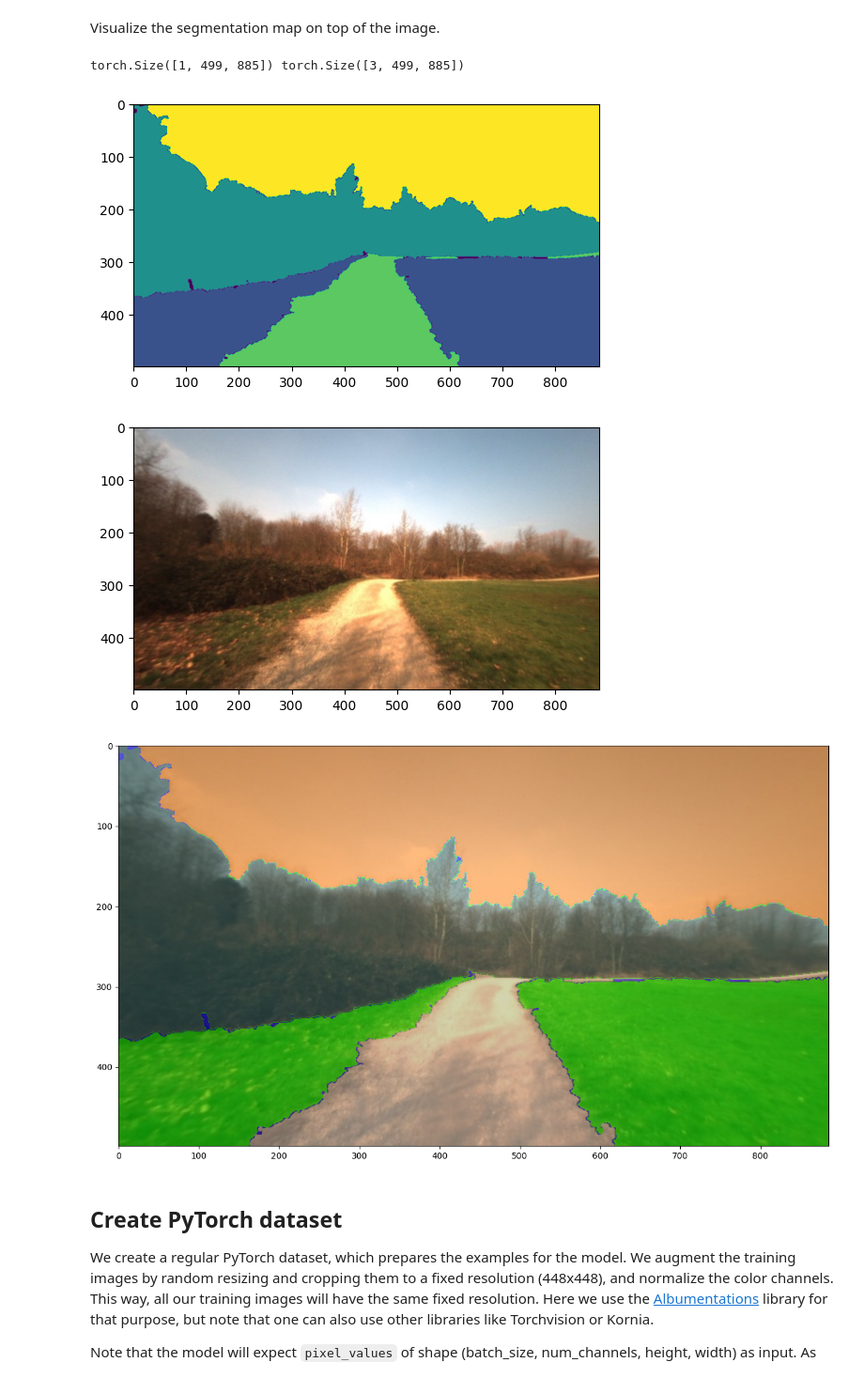
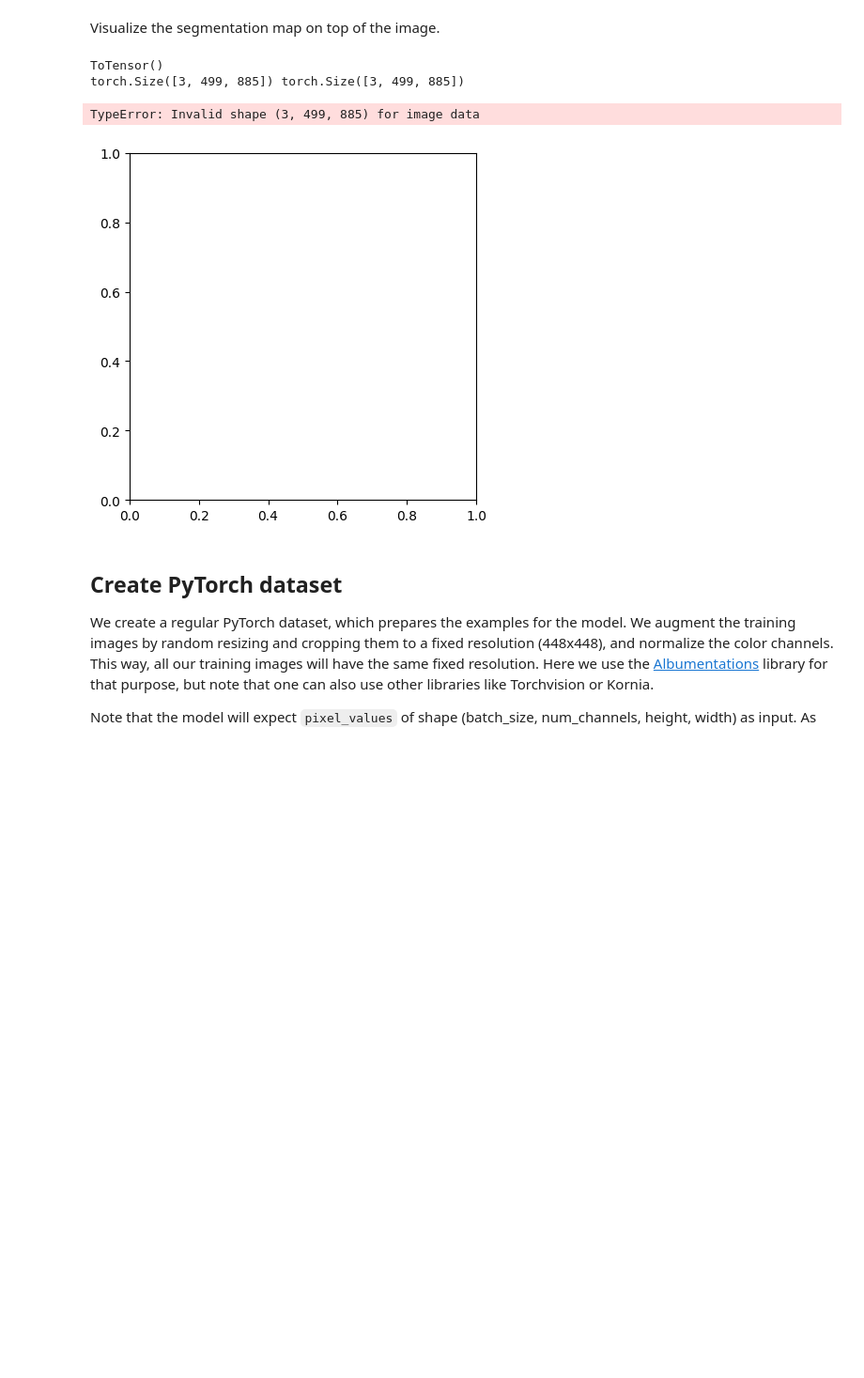
Before and after one commit to tamu-edu-students/HyperTools, a Jupyter notebook: examples/segmentation_training_head.ipynb, the cells around one changed output. Shown: that part at 94% size. Cells and saved outputs as stored; diff of their text form; code cells hidden in the pictures; blank space fills up the shorter version.

```diff
--- a/examples/segmentation_training_head.ipynb
+++ b/examples/segmentation_training_head.ipynb
@@ -36,6 +36,7 @@ from torchvision.transforms import ToTensor
 from os.path import join
 import torch
 import numpy as np
+import torchvision
 
 class SegmentationDataset(Dataset):
     def __init__(self, dataset_name, image_set,  root_dir, transform=None):
@@ -75,7 +76,7 @@ class SegmentationDataset(Dataset):
             print('img path does not exist for:', os.path.join(self.img_dir, img_name))
 
         image = Image.open(img_path).convert('RGB')
-        target = Image.open(label_path)
+        target = Image.open(label_path).convert('RGB')
         # Resize target to the size of image
         target = target.resize(image.size)
 
@@ -87,12 +88,13 @@ class SegmentationDataset(Dataset):
         target = np.array(target)
 
         # Apply transform
-        if self.transform is not None:
+        print(self.transform)
+        if isinstance(self.transform, torchvision.transforms.ToTensor):
             image = self.transform(image)
             target = self.transform(target)
-        # if self.transform is not None:
-        #     image = self.transform(image=image)['image']
-        #     # target = self.transform(image=target)['image']
+        elif self.transform is not None:
+            image = self.transform(image=image)['image']
+            target = self.transform(image=target)['image']
 
 
         return image, target
@@ -139,42 +141,43 @@ import numpy as np
 import matplotlib.pyplot as plt
 from PIL import Image
 import torchvision.transforms as transforms
+
 
 def visualize_map(image, segmentation_map, id2color):
     color_seg = np.zeros((segmentation_map.shape[1], segmentation_map.shape[2], 3), dtype=np.uint8) # height, width, 3
     segmentation_map = segmentation_map.permute(1, 2, 0)*255
 
     # Iterate over each pixel
     for i in range(segmentation_map.shape[0]):
         for j in range(segmentation_map.shape[1]):
             # Get pixel value
             pixel_value = segmentation_map[i, j]
             color_seg[i,j,:] = np.array(id2color[str(int(pixel_value.numpy()))])
 
     # Show image + mask
     img = np.array(image.permute(1, 2, 0)*255) * 0.5 + color_seg * 0.5
     # img = np.array( image.permute(1, 2, 0)*255)
     # print( color_seg)
     img = img.astype(np.uint8)
     # print( segmentation_map)
     plt.figure(figsize=(15, 10))
     plt.imshow(img)
     plt.show()
 
 
 image, mask = train_dataset[10]
 print(mask.shape, image.shape)
 
-plt.imshow(mask.permute(1, 2, 0))
+plt.imshow(mask)
 plt.show()
 
-plt.imshow(image.permute(1, 2, 0))
+plt.imshow(image)
 visualize_map(image, mask, id2color)
 # %% [output]
-torch.Size([1, 499, 885]) torch.Size([3, 499, 885])
+ToTensor()
+torch.Size([3, 499, 885]) torch.Size([3, 499, 885])
+TypeError: Invalid shape (3, 499, 885) for image data
-[figure, old version]
+[figure, new version]
-[figure, removed]
-[figure, removed]
 # %% [markdown]
 ## Create PyTorch dataset
 
```
Also changed, not shown: parts of 4 cells of this notebook.
